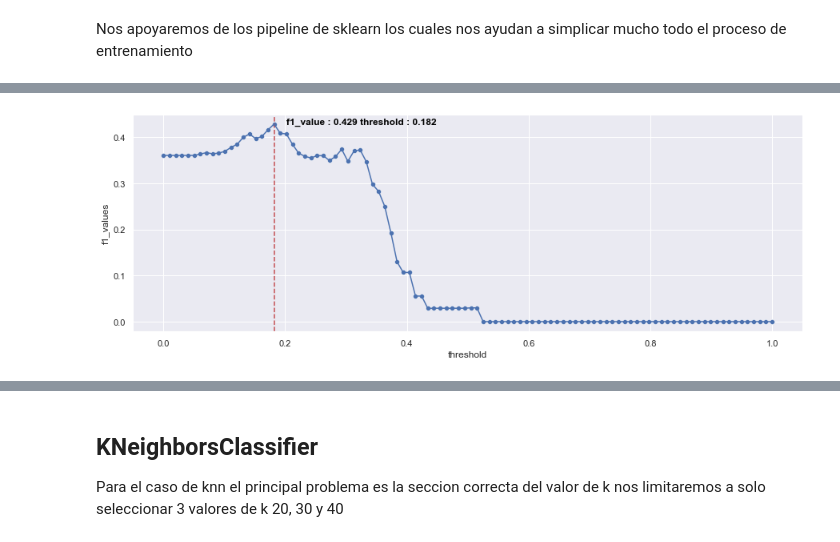
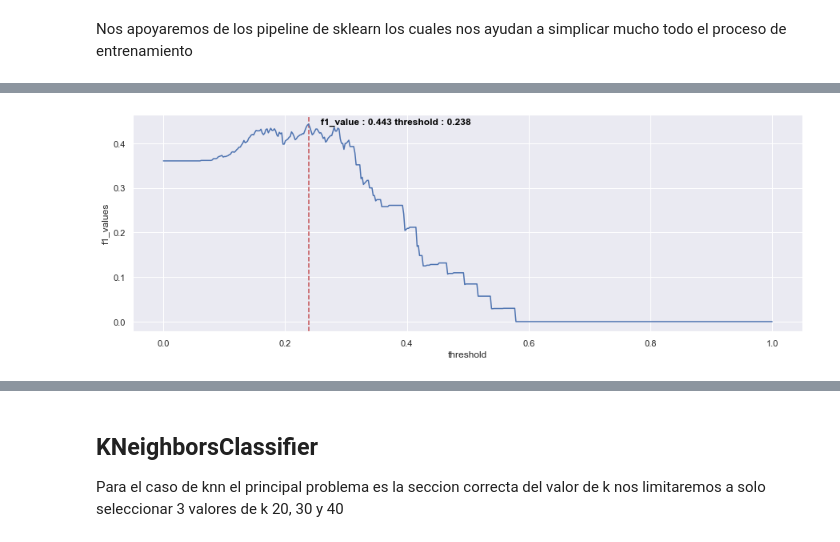
Before and after one commit to alonmar/users_classification_default, a Jupyter notebook: users_classification.ipynb, the cells around one changed output, grey strips where cells are left out. Drawn from its saved outputs; the diff is of its cells as text; code cells hidden in the pictures.

```diff
--- a/users_classification.ipynb
+++ b/users_classification.ipynb
@@ -363,11 +395,8 @@ desvalanceado https://neptune.ai/blog/f1-score-accuracy-roc-auc-pr-auc,
 # %% [markdown]
 ## Preprosesamiento
 # %%
-from sklearn.model_selection import train_test_split
+X = data_clean.drop(['label'], axis=1)
+y = data_clean.label
 
-X = data_clean.drop(['label'], axis=1)
-#Lo convertimos en binario cómo originalmente se encontraba
-y = data_clean.label.apply(lambda x: 1 if x == 'Moroso' else 0)
-
-
+# Split data
 X_train, X_valid, y_train, y_valid = train_test_split(X, y,test_size=.3,random_state=100, stratify=y)
@@ -422,33 +494,0 @@ por lo tanto en busqueda de optimizar nuestro F1 score nos apoyaremos de distint
-# %%
-from sklearn.metrics import confusion_matrix
-
-def get_f1_by_threshold(threshold, model_pipline):
-    """Calcula el F1 para distintos threshold"""
-    y_pred_pos = model_pipline.predict_proba(X_valid)[:,1] # probabilidades de pertenecer a la clase 1
-    y_pred_class = y_pred_pos > threshold
-
-    return (f1_score(y_valid, y_pred_class))
-
-
-def threshold_f1_plot(model_pipeline, show_plot = True):
-    """Grafica el f1 para cada threshold del modelo"""
-    f1_values = [get_f1_by_threshold(threshold, model_pipeline) for threshold in np.linspace(0,1,100)]
-
-    df = pd.DataFrame({
-        'f1_values':f1_values,
-        'threshold': np.linspace(0,1,100)}
-        )
-
-    f1_value, threshold = df.sort_values('f1_values', ascending = False).iloc[0]
-
-    if show_plot:
-
-        plt.figure(figsize = (15, 5))
-        plt.axvline(threshold, color='r', linestyle='--')
-        plt.text(threshold+0.02, f1_value, f"f1_value : {round(f1_value, 3)} threshold : {round(threshold, 3)} ", horizontalalignment='left', size='medium', color='black', weight='semibold')
-        sns.lineplot(x=df['threshold'], y=df['f1_values'])
-        sns.scatterplot(x=df['threshold'], y=df['f1_values'])
-        plt.show()
-
-
-    return f1_value, threshold
@@ -455,6 +505,6 @@ def threshold_f1_plot(model_pipeline, show_plot = True):
 # %%
-f1_value, threshold  = threshold_f1_plot(logisticregression_pipeline)
+f1_value_logistic, threshold  = threshold_f1_plot(logisticregression_pipeline)
 # %% [output]
-[figure, old version]
+[figure, new version]
 # %%
 # al obtener el threshold con el mayor F1 procedemos a clasificar a cada usuario
```
Also changed, not shown: parts of 86 cells of this notebook.
